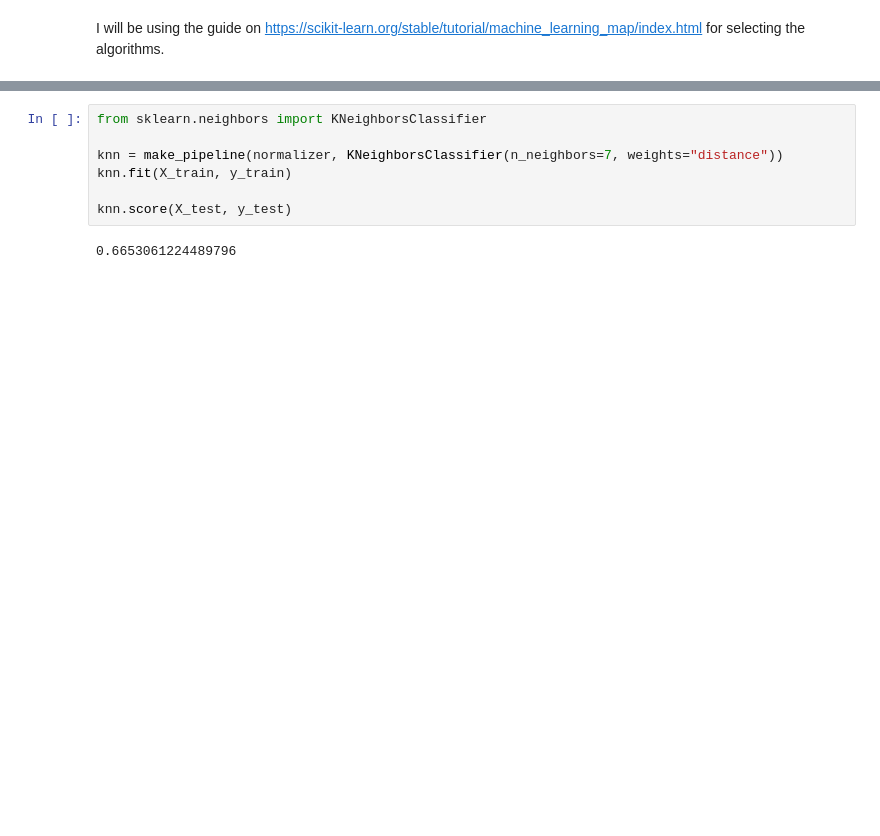
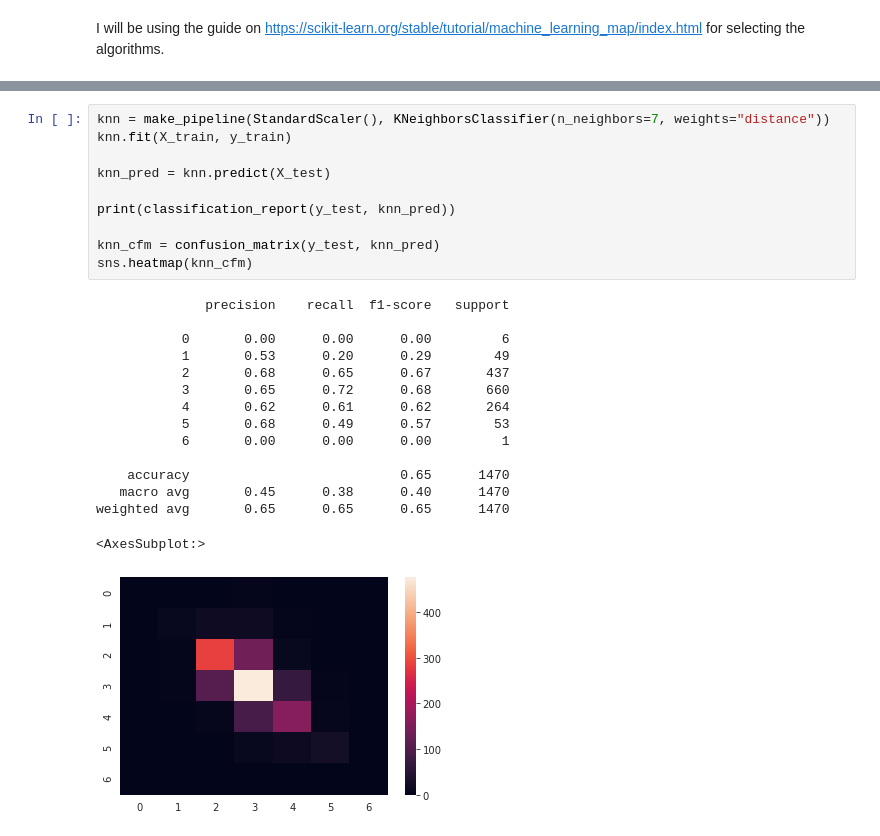
Before and after one commit to AtakanYuksel/white-wine-quality-prediction, a Jupyter notebook: main.ipynb, the cells around one changed output, grey strips where cells are left out. Drawn from its saved outputs; the diff is of its cells as text; blank space fills up the shorter version.

```diff
--- a/main.ipynb
+++ b/main.ipynb
@@ -96,9 +133,26 @@ svm.score(X_test, y_test)
 # %%
-from sklearn.neighbors import KNeighborsClassifier
-
-knn = make_pipeline(normalizer, KNeighborsClassifier(n_neighbors=7, weights="distance"))
+knn = make_pipeline(StandardScaler(), KNeighborsClassifier(n_neighbors=7, weights="distance"))
 knn.fit(X_train, y_train)
 
-knn.score(X_test, y_test)
+knn_pred = knn.predict(X_test)
+
+print(classification_report(y_test, knn_pred))
+
+knn_cfm = confusion_matrix(y_test, knn_pred)
+sns.heatmap(knn_cfm)
 # %% [output]
-0.6653061224489796
+              precision    recall  f1-score   support
+
+           0       0.00      0.00      0.00         6
+           1       0.53      0.20      0.29        49
+           2       0.68      0.65      0.67       437
+           3       0.65      0.72      0.68       660
+           4       0.62      0.61      0.62       264
+           5       0.68      0.49      0.57        53
+           6       0.00      0.00      0.00         1
+
+    accuracy                           0.65      1470
+   macro avg       0.45      0.38      0.40      1470
+weighted avg       0.65      0.65      0.65      1470
+<AxesSubplot:>
+[figure, added]
```
Also changed, not shown: parts of 22 cells of this notebook.
